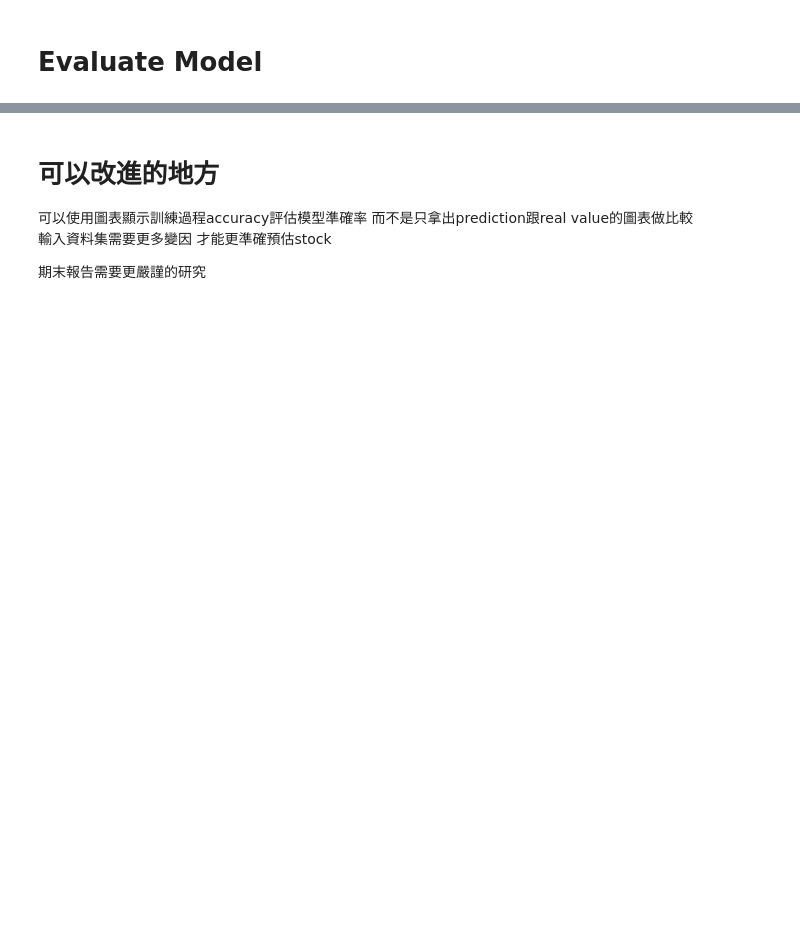
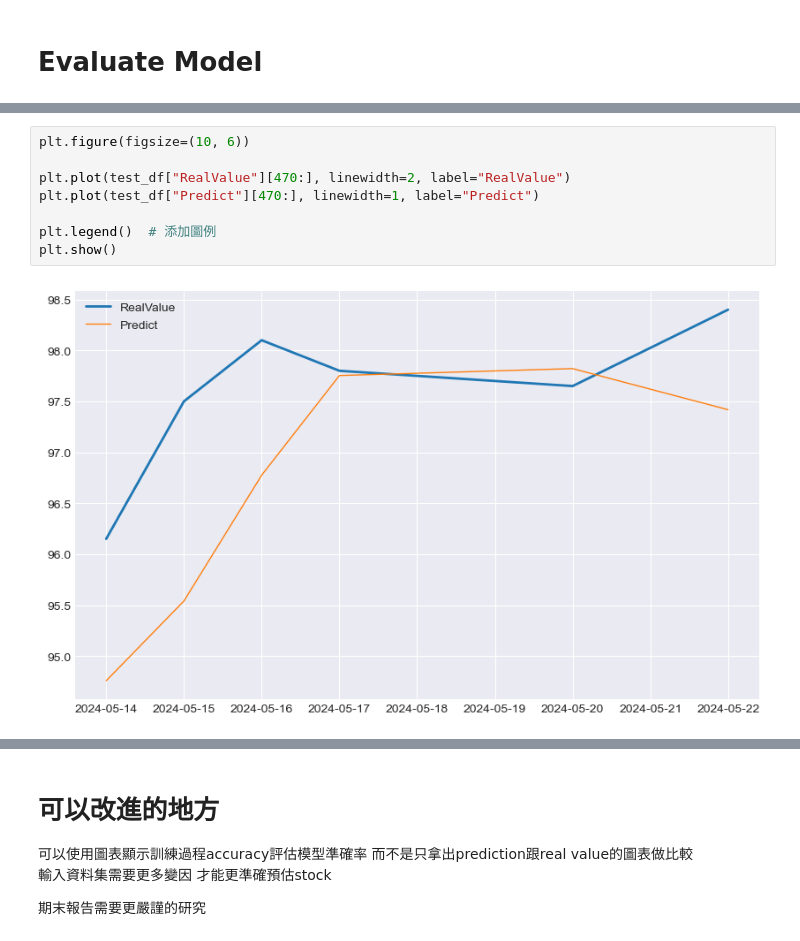
Before and after one commit to OohelloworldoO/Practical-Applications-of-Artificial-Intelligence, a Jupyter notebook: Data Analysis/project/Predict stock price.ipynb, the cells around one changed output, grey strips where cells are left out. Cells and saved outputs as stored; diff of their text form; blank space fills up the shorter version.

```diff
--- a/Data Analysis/project/Predict stock price.ipynb
+++ b/Data Analysis/project/Predict stock price.ipynb
@@ -266,3 +270,13 @@ plt.show()
+# %%
+plt.figure(figsize=(10, 6))
+
+plt.plot(test_df["RealValue"][470:], linewidth=2, label="RealValue")
+plt.plot(test_df["Predict"][470:], linewidth=1, label="Predict")
+
+plt.legend()  # 添加圖例
+plt.show()
+# %% [output]
+[figure, added]
 # %%
 test_df=test_df.assign(Shifted=test_df["RealValue"].shift(1))
 test_df.iat[0, -1]=train_df.iat[-1, -1]
```
Also changed, not shown: parts of 18 cells of this notebook, 4 other files.
